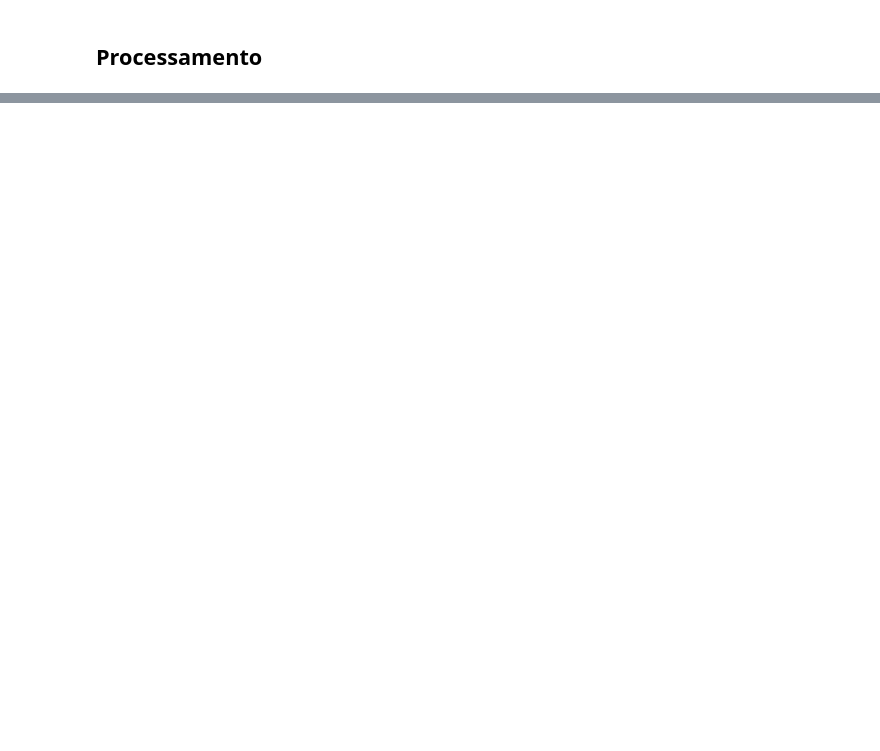
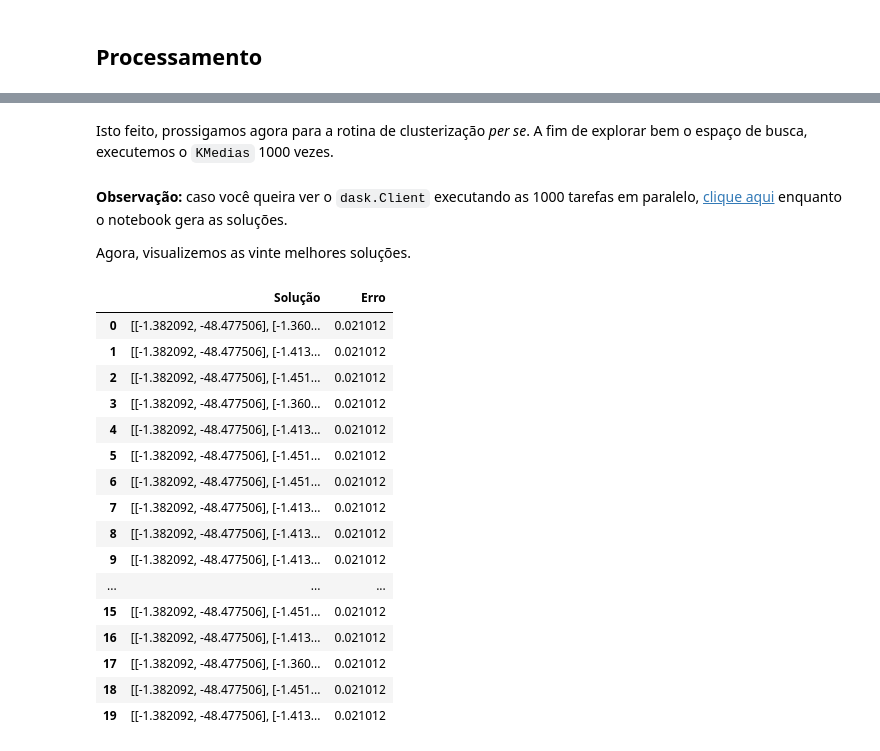
Before and after one commit to ygarasab/kmeans, a Jupyter notebook: Trabalho 02 - Algoritmo de Clusterização.ipynb, the cells around one changed output, grey strips where cells are left out. Saved outputs shown, nothing was run; the diff lists cells and outputs as text; code cells hidden in the pictures; blank space fills up the shorter version.

Commit message:
Notebook (praticamente) concluído

```diff
--- a/Trabalho 02 - Algoritmo de Clusterização.ipynb
+++ b/Trabalho 02 - Algoritmo de Clusterização.ipynb
@@ -605,0 +637,21 @@ Uma vez pré-processado o conjunto de dados, temos as variáveis `aeroporto`, qu
+# %%
+def clusteriza(*, dados, numero_de_centroides, centroides_fixos):
+    k_medias = KMedias(numero_de_centroides=numero_de_centroides)
+    centroides = k_medias._clusteriza_dados(dados=dados, centroides_fixos=centroides_fixos)
+    erro = calcula_erro_da_solucao(dados, centroides)
+
+    return centroides, erro
+# %%
+def clusteriza_em_paralelo(*, dados, numero_de_centroides, centroides_fixos, cliente, numero_de_execucoes):
+    solucoes = pd.DataFrame(index=range(numero_de_execucoes), columns=["Solução", "Erro"])
+    futuros = [cliente.submit(
+        clusteriza, dados=dados, numero_de_centroides=numero_de_centroides, centroides_fixos=centroides_fixos, pure=False
+    ) for _ in range(numero_de_execucoes)]
+
+    for futuro in distributed.as_completed(futuros):
+        indice_do_futuro = futuros.index(futuro)
+        solucoes.iloc[indice_do_futuro, :] = np.array(futuro.result(), dtype=object)
+
+    solucoes = solucoes.sort_values(by="Erro", ignore_index=True).infer_objects()
+
+    return solucoes
@@ -605,0 +691,30 @@ Uma vez pré-processado o conjunto de dados, temos as variáveis `aeroporto`, qu
+# %% [markdown]
+Isto feito, prossigamos agora para a rotina de clusterização *per se*. A fim de explorar bem o espaço de busca, executemos o `KMedias` 1000 vezes.
+# %%
+solucoes = clusteriza_em_paralelo(
+    dados=bairros, numero_de_centroides=4, centroides_fixos=aeroporto, cliente=cliente, numero_de_execucoes=1000
+)
+# %% [markdown]
+**Observação:** caso você queira ver o `dask.Client` executando as 1000 tarefas em paralelo, [clique aqui](http://localhost:8787/) enquanto o notebook gera as soluções.
+
+Agora, visualizemos as vinte melhores soluções.
+# %%
+solucoes.head(20)
+# %% [output]
+|  | Solução | Erro |
+| 0 | [[-1.382092, -48.477506], [-1.360... | 0.021012 |
+| 1 | [[-1.382092, -48.477506], [-1.413... | 0.021012 |
+| 2 | [[-1.382092, -48.477506], [-1.451... | 0.021012 |
+| 3 | [[-1.382092, -48.477506], [-1.360... | 0.021012 |
+| 4 | [[-1.382092, -48.477506], [-1.413... | 0.021012 |
+| 5 | [[-1.382092, -48.477506], [-1.451... | 0.021012 |
+| 6 | [[-1.382092, -48.477506], [-1.451... | 0.021012 |
+| 7 | [[-1.382092, -48.477506], [-1.413... | 0.021012 |
+| 8 | [[-1.382092, -48.477506], [-1.413... | 0.021012 |
+| 9 | [[-1.382092, -48.477506], [-1.413... | 0.021012 |
+| ... | ... | ... |
+| 15 | [[-1.382092, -48.477506], [-1.451... | 0.021012 |
+| 16 | [[-1.382092, -48.477506], [-1.413... | 0.021012 |
+| 17 | [[-1.382092, -48.477506], [-1.360... | 0.021012 |
+| 18 | [[-1.382092, -48.477506], [-1.451... | 0.021012 |
+| 19 | [[-1.382092, -48.477506], [-1.413... | 0.021012 |
```
Also changed, not shown: parts of 25 cells of this notebook, 2 other files.
